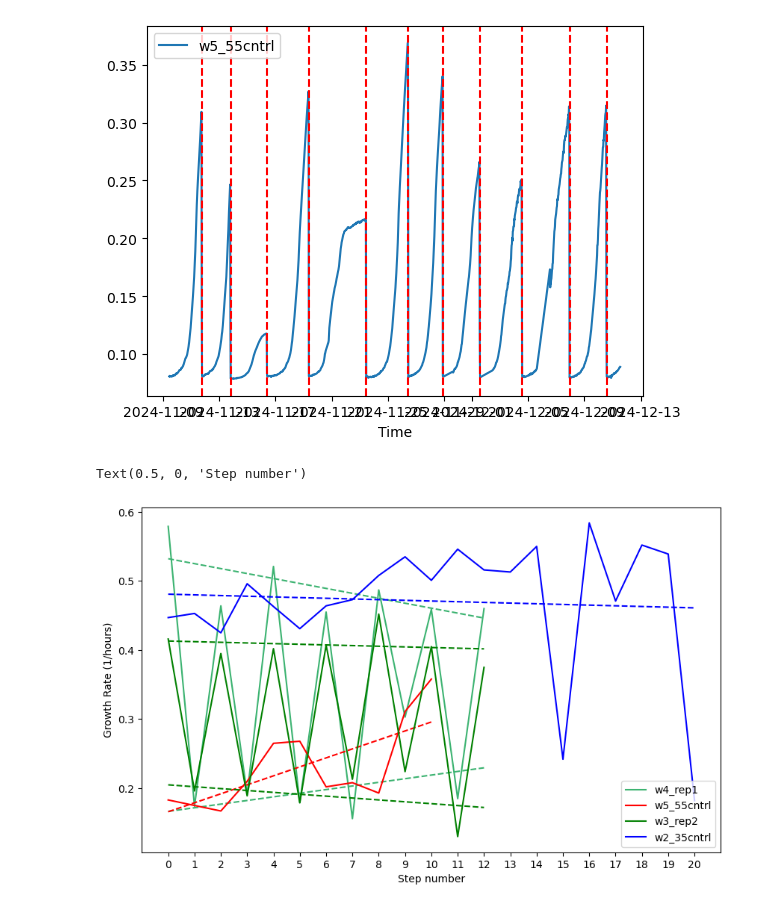
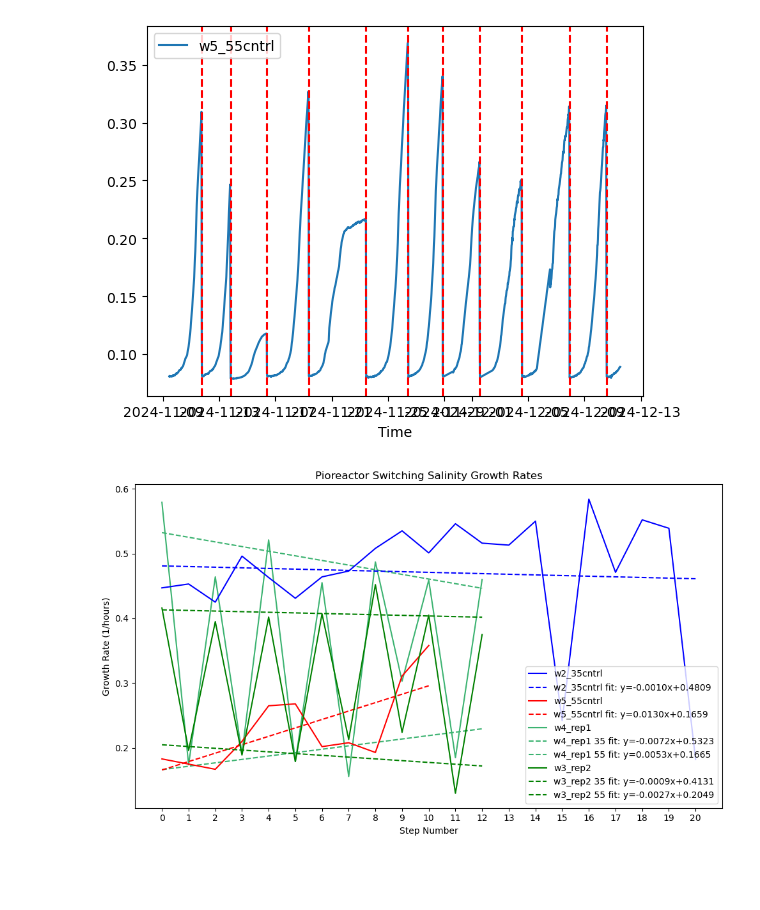
Before and after one commit to JacksonPageroth/pio-bacterial-memory, a Jupyter notebook: pio_to_grme_final.ipynb, the cells around one changed output. Drawn from its saved outputs; the diff is of its cells as text; code cells hidden in the pictures; blank space fills up the shorter version.

```diff
--- a/pio_to_grme_final.ipynb
+++ b/pio_to_grme_final.ipynb
@@ -164,42 +164,68 @@ The format is Standard.
 [figure]
 [figure]
 # %%
+
 import seaborn as sns
 import matplotlib.pyplot as plt
 import numpy as np
+import pandas as pd
+import glob
+import os
 
-fig, ax = plt.subplots(figsize = (10, 6))
+# Initialize the figure and axis
+fig, ax = plt.subplots(figsize=(10, 6))
 
-palette = {'w2_35cntrl' : "blue", 'w5_55cntrl' : "red", 'w3_rep2':"green", 'w4_rep1':"mediumseagreen"}
+# Define color palette and categories
+palette = {'w2_35cntrl': "blue", 'w5_55cntrl': "red", 'w3_rep2': "green", 'w4_rep1': "mediumseagreen"}
 replicates = ['w3_rep2', 'w4_rep1']
 controls = ['w2_35cntrl', 'w5_55cntrl']
 
+# Store legend handles and labels to customize order
+legend_entries = []
+
+# Process and plot each CSV file
 csv_files = glob.glob(os.path.expanduser('grme/*.summary'))
-for unit in csv_files:
-    temp_df = pd.read_csv(unit, sep='\t', header=2, usecols=['Well', 'min', 'hours', 'R', 'Max OD', 'lag time (minutes)'])
+for filepath in csv_files:
+    # Load data from the file
+    temp_df = pd.read_csv(filepath, sep='\t', header=2, usecols=['Well', 'min', 'hours', 'R', 'Max OD', 'lag time (minutes)'])
     temp_df.rename(columns={'hours': 'Growth Rate (1/hours)'}, inplace=True)
-    unit_name = os.path.basename(unit).split('.')[0]
-    globals()[unit_name] = temp_df
-    #if the unit is in replicates, plot two lines of best fit, one for all odd steps and one for all even indexes, with dashed lines and the r value in the legend
+    unit_name = os.path.basename(filepath).split('.')[0]
+
+    # Check if the unit is in replicates or controls
     if unit_name in replicates:
-        sns.lineplot(data = globals()[unit_name], x=globals()[unit_name].index, y='Growth Rate (1/hours)', label=f'{unit_name}', ax=ax, color = palette[unit_name])
-        x = globals()[unit_name].index
-        y = globals()[unit_name]['Growth Rate (1/hours)']
-        m, b = np.polyfit(x[::2], y[::2], 1)
-        ax.plot(x, m*x + b, color = palette[unit_name], linestyle='dashed')
-        m, b = np.polyfit(x[1::2], y[1::2], 1)
-        ax.plot(x, m*x + b, color = palette[unit_name], linestyle='dashed')
-    #if the unit is in controls, plot a line of best fit with a dashed line and the r value in the legend
+        line = sns.lineplot(data=temp_df, x=temp_df.index, y='Growth Rate (1/hours)', ax=ax, color=palette[unit_name], label=unit_name)
+
+        # Fit and plot best-fit lines for odd and even steps
+        x = temp_df.index
+        y = temp_df['Growth Rate (1/hours)']
+        if len(x[::2]) > 1:  # Check to ensure there are enough points for fitting
+            m_odd, b_odd = np.polyfit(x[::2], y[::2], 1)
+            ax.plot(x, m_odd * x + b_odd, color=palette[unit_name], linestyle='dashed', label=f'{unit_name} 35 fit: y={m_odd:.4f}x+{b_odd:.4f}')
+        if len(x[1::2]) > 1:
+            m_even, b_even = np.polyfit(x[1::2], y[1::2], 1)
+            ax.plot(x, m_even * x + b_even, color=palette[unit_name], linestyle='dashed', label=f'{unit_name} 55 fit: y={m_even:.4f}x+{b_even:.4f}')
+
     elif unit_name in controls:
-        sns.lineplot(data = globals()[unit_name], x=globals()[unit_name].index, y='Growth Rate (1/hours)', label=f'{unit_name}', ax=ax, color = palette[unit_name])
-        x = globals()[unit_name].index
-        y = globals()[unit_name]['Growth Rate (1/hours)']
-        m, b = np.polyfit(x, y, 1)
-        ax.plot(x, m*x + b, color = palette[unit_name], linestyle='dashed')
+        line = sns.lineplot(data=temp_df, x=temp_df.index, y='Growth Rate (1/hours)', ax=ax, color=palette[unit_name], label=unit_name)
+
+        # Fit and plot single best-fit line
+        x = temp_df.index
+        y = temp_df['Growth Rate (1/hours)']
+        if len(x) > 1:
+            m, b = np.polyfit(x, y, 1)
+            ax.plot(x, m * x + b, color=palette[unit_name], linestyle='dashed', label=f'{unit_name} fit: y={m:.4f}x+{b:.4f}')
+
+# Set axis limits, labels, and title
 start, end = ax.get_xlim()
 ax.xaxis.set_ticks(np.arange(0, end, 1))
-plt.legend(loc = ('lower right'))
-plt.xlabel('Step number')
+plt.xlabel('Step Number')
+plt.ylabel('Growth Rate (1/hours)')
+plt.title('Pioreactor Switching Salinity Growth Rates')
+plt.tight_layout()
+plt.legend(loc='lower right')
+handles, labels = plt.gca().get_legend_handles_labels()
+order = [8, 9, 3, 4, 0, 1, 2, 5, 6, 7]
+plt.legend([handles[idx] for idx in order],[labels[idx] for idx in order])
+plt.show()
 # %% [output]
-Text(0.5, 0, 'Step number')
-[figure, old version]
+[figure, new version]
```
Also changed, not shown: 1 other file.
